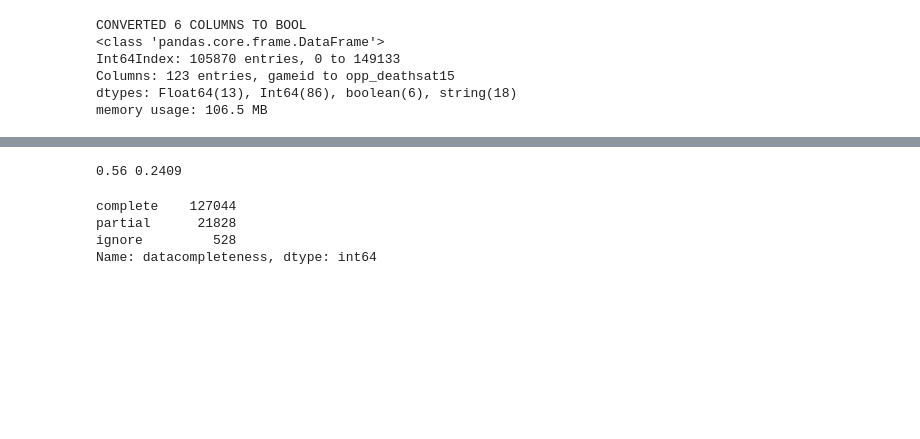
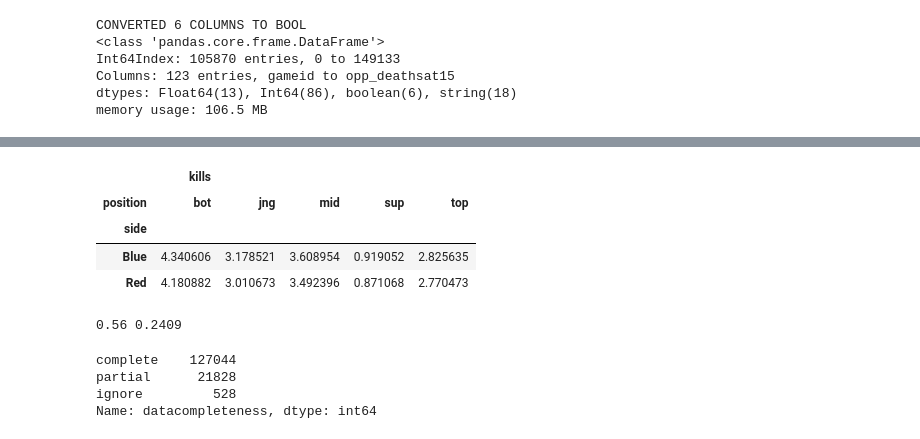
Before and after one commit to apm-denizens/dsc80-project3-notebook, a Jupyter notebook: cancer.ipynb, the cells around one changed output, grey strips where cells are left out. Drawn from its saved outputs; the diff is of its cells as text; code cells hidden in the pictures; blank space fills up the shorter version.

```diff
--- a/cancer.ipynb
+++ b/cancer.ipynb
@@ -111,3 +213,20 @@ memory usage: 106.5 MB
+# %%
+
+# blue side seems to be favored in kills
+league["kills"] = league["kills"].astype(float)
+pd.pivot_table(
+    league,
+    index=["side"],
+    columns=["position"],
+    values=["kills"],
+    aggfunc="mean"
+)
+# %% [output]
+|  | kills |  |  |  |  |
+| position | bot | jng | mid | sup | top |
+| side |  |  |  |  |  |
+| Blue | 4.340606 | 3.178521 | 3.608954 | 0.919052 | 2.825635 |
+| Red | 4.180882 | 3.010673 | 3.492396 | 0.871068 | 2.770473 |
 # %%
 # =====================
 # HYPOTHESIS TEST
```
Also changed, not shown: parts of 22 cells of this notebook.
